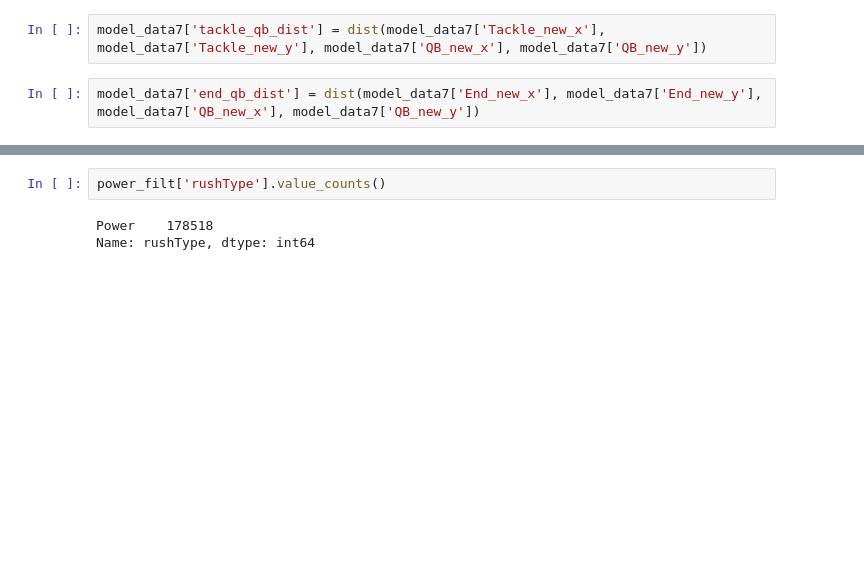
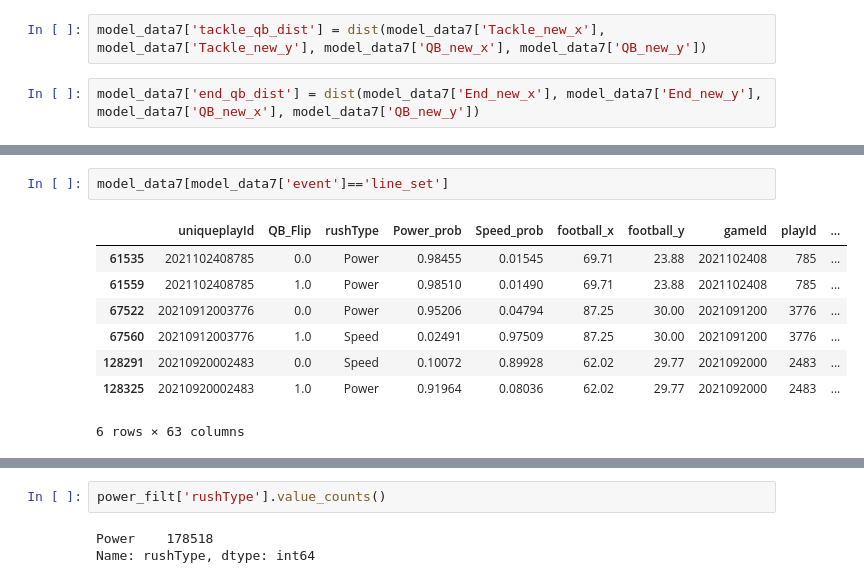
Before and after one commit to cnickol26/BigDataBowl2023, a Jupyter notebook: Modeling_Josh.ipynb, the cells around one changed output, grey strips where cells are left out. Cells and saved outputs as stored; diff of their text form; blank space fills up the shorter version.

Commit message:
Fixes to data cleaning

```diff
--- a/Modeling_Josh.ipynb
+++ b/Modeling_Josh.ipynb
@@ -132,0 +150,11 @@ power_filt = power[(power['tackle_qb_dist'] < power['end_qb_dist'])]
+# %%
+model_data7[model_data7['event']=='line_set']
+# %% [output]
+|  | uniqueplayId | QB_Flip | rushType | Power_prob | Speed_prob | football_x | football_y | gameId | playId | ... |
+| 61535 | 2021102408785 | 0.0 | Power | 0.98455 | 0.01545 | 69.71 | 23.88 | 2021102408 | 785 | ... |
+| 61559 | 2021102408785 | 1.0 | Power | 0.98510 | 0.01490 | 69.71 | 23.88 | 2021102408 | 785 | ... |
+| 67522 | 20210912003776 | 0.0 | Power | 0.95206 | 0.04794 | 87.25 | 30.00 | 2021091200 | 3776 | ... |
+| 67560 | 20210912003776 | 1.0 | Speed | 0.02491 | 0.97509 | 87.25 | 30.00 | 2021091200 | 3776 | ... |
+| 128291 | 20210920002483 | 0.0 | Speed | 0.10072 | 0.89928 | 62.02 | 29.77 | 2021092000 | 2483 | ... |
+| 128325 | 20210920002483 | 1.0 | Power | 0.91964 | 0.08036 | 62.02 | 29.77 | 2021092000 | 2483 | ... |
+6 rows × 63 columns
```
Also changed, not shown: parts of 8 cells of this notebook, 1 other file.
